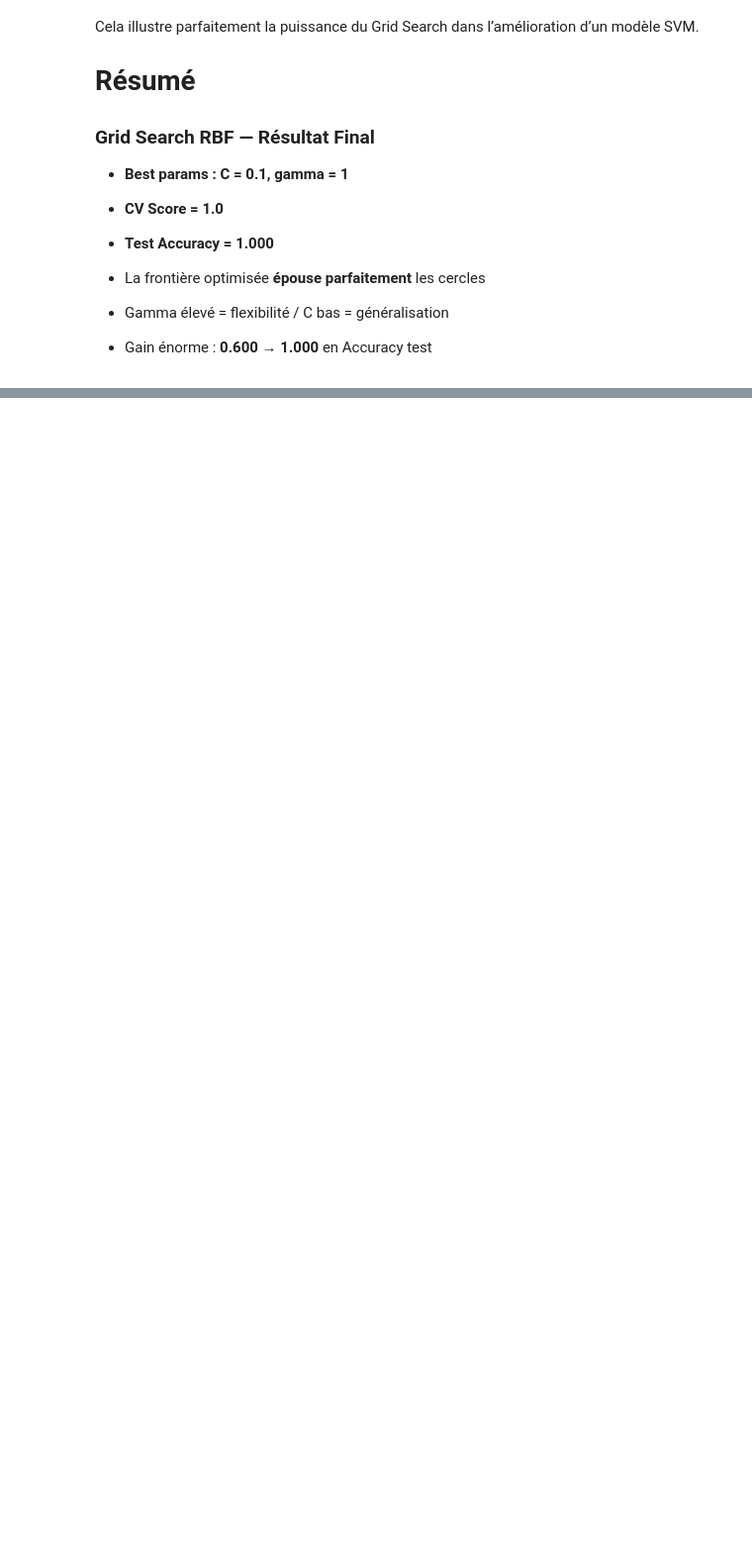
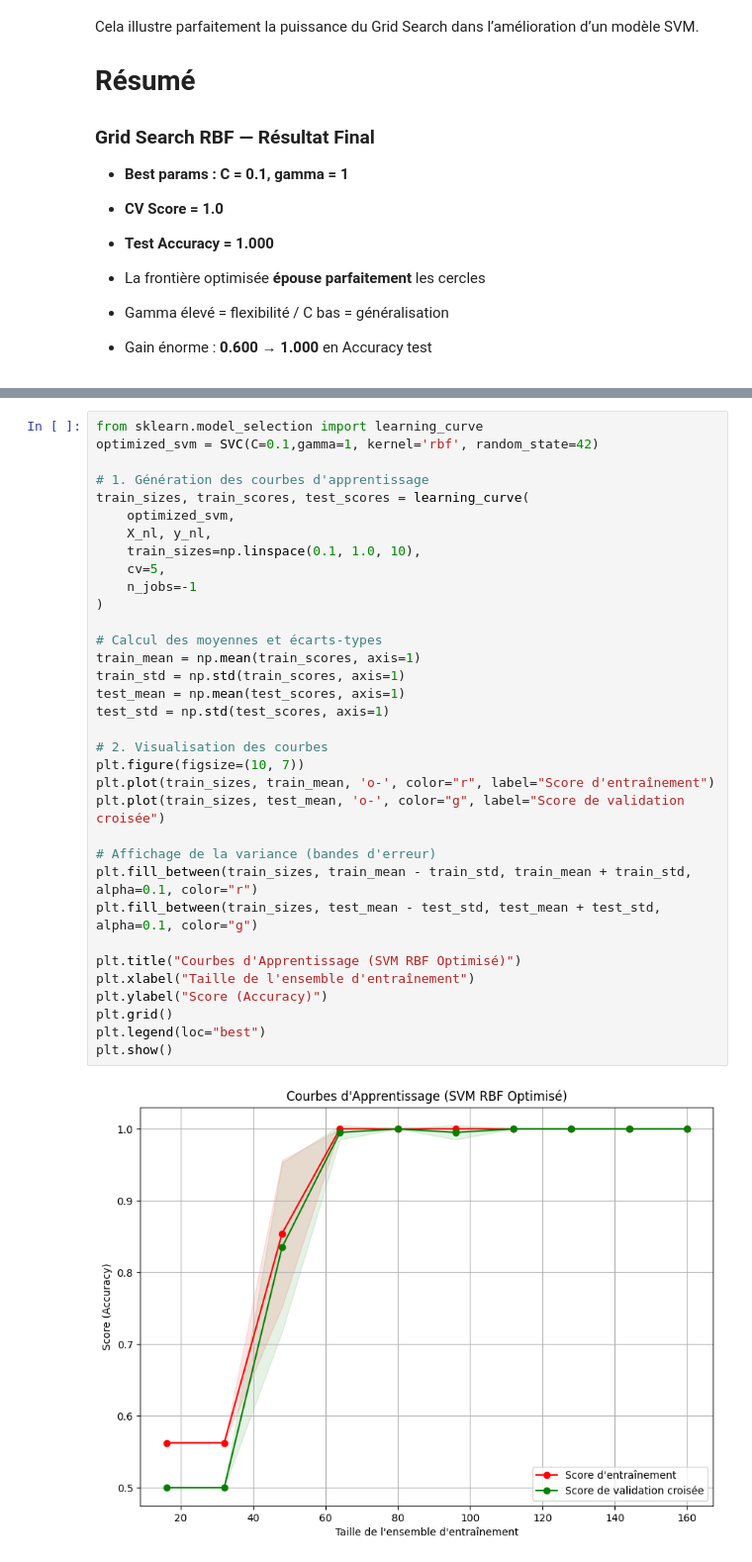
Before and after one commit to nouhaelmhamdi/Advanced-Machine-Learning, a Jupyter notebook: SVM_ANALYSIS.ipynb, the cells around one changed output, grey strips where cells are left out. Shown at 99% size. Saved outputs shown, nothing was run; the diff lists cells and outputs as text; blank space fills up the shorter version.

```diff
--- a/SVM_ANALYSIS.ipynb
+++ b/SVM_ANALYSIS.ipynb
@@ -686,0 +728,36 @@ Cela illustre parfaitement la puissance du Grid Search dans l’amélioration d
+# %%
+from sklearn.model_selection import learning_curve
+optimized_svm = SVC(C=0.1,gamma=1, kernel='rbf', random_state=42)
+
+# 1. Génération des courbes d'apprentissage
+train_sizes, train_scores, test_scores = learning_curve(
+    optimized_svm,
+    X_nl, y_nl,
+    train_sizes=np.linspace(0.1, 1.0, 10),
+    cv=5,
+    n_jobs=-1
+)
+
+# Calcul des moyennes et écarts-types
+train_mean = np.mean(train_scores, axis=1)
+train_std = np.std(train_scores, axis=1)
+test_mean = np.mean(test_scores, axis=1)
+test_std = np.std(test_scores, axis=1)
+
+# 2. Visualisation des courbes
+plt.figure(figsize=(10, 7))
+plt.plot(train_sizes, train_mean, 'o-', color="r", label="Score d'entraînement")
+plt.plot(train_sizes, test_mean, 'o-', color="g", label="Score de validation croisée")
+
+# Affichage de la variance (bandes d'erreur)
+plt.fill_between(train_sizes, train_mean - train_std, train_mean + train_std, alpha=0.1, color="r")
+plt.fill_between(train_sizes, test_mean - test_std, test_mean + test_std, alpha=0.1, color="g")
+
+plt.title("Courbes d'Apprentissage (SVM RBF Optimisé)")
+plt.xlabel("Taille de l'ensemble d'entraînement")
+plt.ylabel("Score (Accuracy)")
+plt.grid()
+plt.legend(loc="best")
+plt.show()
+# %% [output]
+[figure, added]
```
Also changed, not shown: parts of 5 cells of this notebook.
